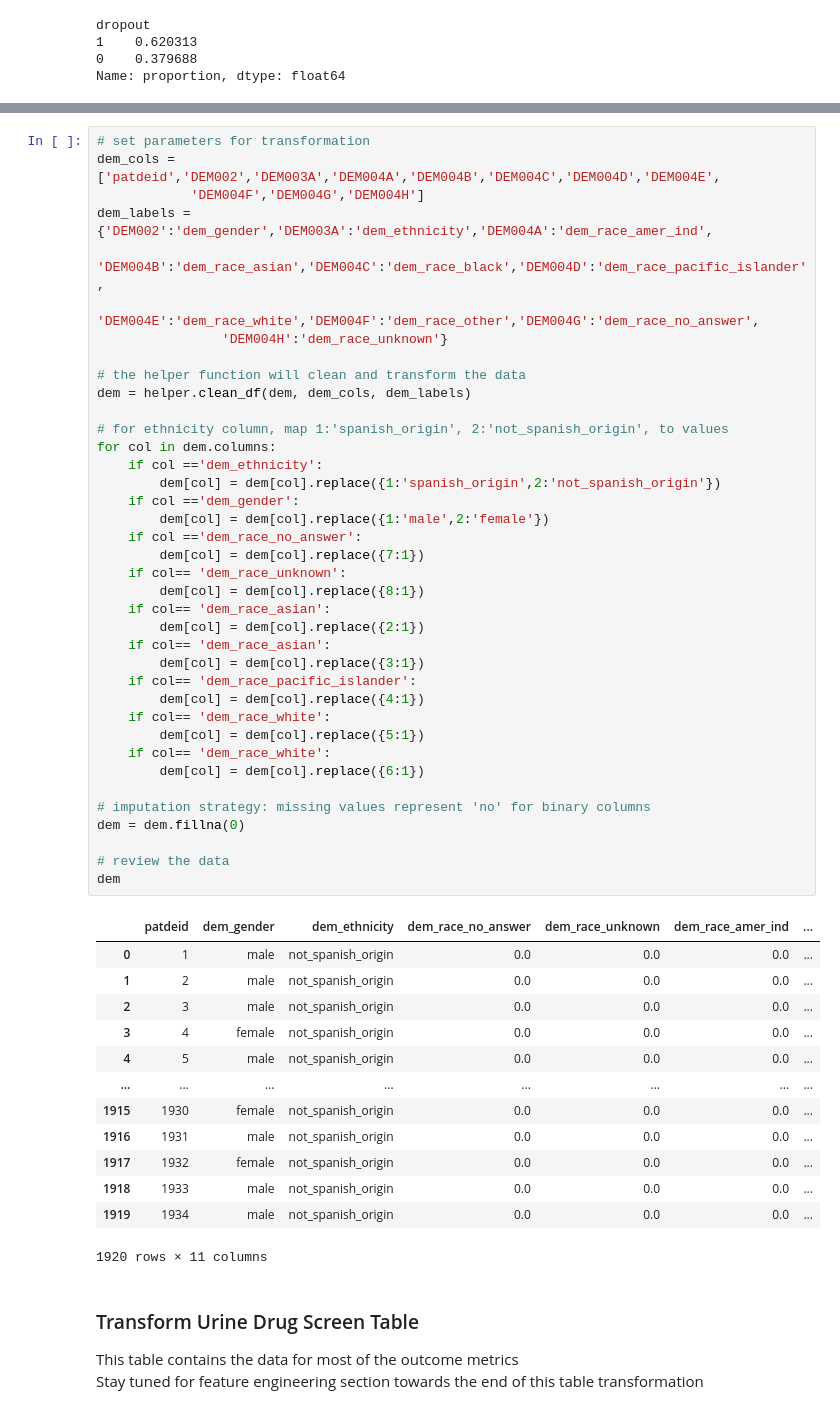
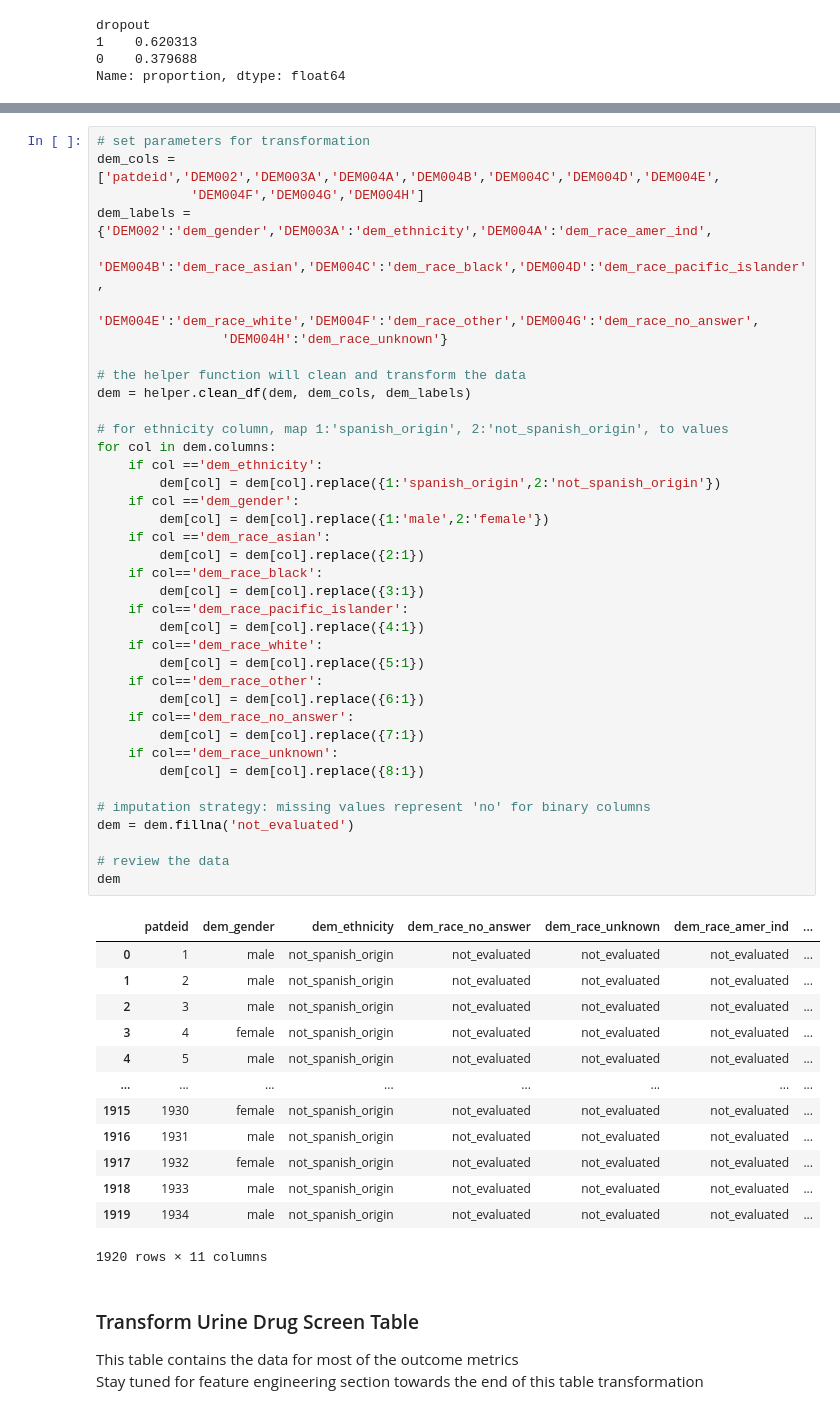
Before and after one commit to DanHerman212/precision_medicine, a Jupyter notebook: code/1_data_cleaning.ipynb, the cells around one changed output, grey strips where cells are left out. Saved outputs shown, nothing was run; the diff lists cells and outputs as text.

```diff
--- a/code/1_data_cleaning.ipynb
+++ b/code/1_data_cleaning.ipynb
@@ -211,54 +213,54 @@ Name: proportion, dtype: float64
 # %%
 # set parameters for transformation
 dem_cols = ['patdeid','DEM002','DEM003A','DEM004A','DEM004B','DEM004C','DEM004D','DEM004E',
             'DEM004F','DEM004G','DEM004H']
 dem_labels = {'DEM002':'dem_gender','DEM003A':'dem_ethnicity','DEM004A':'dem_race_amer_ind',
               'DEM004B':'dem_race_asian','DEM004C':'dem_race_black','DEM004D':'dem_race_pacific_islander',
              'DEM004E':'dem_race_white','DEM004F':'dem_race_other','DEM004G':'dem_race_no_answer',
                 'DEM004H':'dem_race_unknown'}
 
 # the helper function will clean and transform the data
 dem = helper.clean_df(dem, dem_cols, dem_labels)
 
 # for ethnicity column, map 1:'spanish_origin', 2:'not_spanish_origin', to values
 for col in dem.columns:
     if col =='dem_ethnicity':
         dem[col] = dem[col].replace({1:'spanish_origin',2:'not_spanish_origin'})
     if col =='dem_gender':
         dem[col] = dem[col].replace({1:'male',2:'female'})
-    if col =='dem_race_no_answer':
+    if col =='dem_race_asian':
+        dem[col] = dem[col].replace({2:1})
+    if col=='dem_race_black':
+        dem[col] = dem[col].replace({3:1})
+    if col=='dem_race_pacific_islander':
+        dem[col] = dem[col].replace({4:1})
+    if col=='dem_race_white':
+        dem[col] = dem[col].replace({5:1})
+    if col=='dem_race_other':
+        dem[col] = dem[col].replace({6:1})
+    if col=='dem_race_no_answer':
         dem[col] = dem[col].replace({7:1})
-    if col== 'dem_race_unknown':
+    if col=='dem_race_unknown':
         dem[col] = dem[col].replace({8:1})
-    if col== 'dem_race_asian':
-        dem[col] = dem[col].replace({2:1})
-    if col== 'dem_race_asian':
-        dem[col] = dem[col].replace({3:1})
-    if col== 'dem_race_pacific_islander':
-        dem[col] = dem[col].replace({4:1})
-    if col== 'dem_race_white':
-        dem[col] = dem[col].replace({5:1})
-    if col== 'dem_race_white':
-        dem[col] = dem[col].replace({6:1})
 
 # imputation strategy: missing values represent 'no' for binary columns
-dem = dem.fillna(0)
+dem = dem.fillna('not_evaluated')
 
 # review the data
 dem
 # %% [output]
 |  | patdeid | dem_gender | dem_ethnicity | dem_race_no_answer | dem_race_unknown | dem_race_amer_ind | ... |
-| 0 | 1 | male | not_spanish_origin | 0.0 | 0.0 | 0.0 | ... |
-| 1 | 2 | male | not_spanish_origin | 0.0 | 0.0 | 0.0 | ... |
-| 2 | 3 | male | not_spanish_origin | 0.0 | 0.0 | 0.0 | ... |
-| 3 | 4 | female | not_spanish_origin | 0.0 | 0.0 | 0.0 | ... |
-| 4 | 5 | male | not_spanish_origin | 0.0 | 0.0 | 0.0 | ... |
+| 0 | 1 | male | not_spanish_origin | not_evaluated | not_evaluated | not_evaluated | ... |
+| 1 | 2 | male | not_spanish_origin | not_evaluated | not_evaluated | not_evaluated | ... |
+| 2 | 3 | male | not_spanish_origin | not_evaluated | not_evaluated | not_evaluated | ... |
+| 3 | 4 | female | not_spanish_origin | not_evaluated | not_evaluated | not_evaluated | ... |
+| 4 | 5 | male | not_spanish_origin | not_evaluated | not_evaluated | not_evaluated | ... |
 | ... | ... | ... | ... | ... | ... | ... | ... |
-| 1915 | 1930 | female | not_spanish_origin | 0.0 | 0.0 | 0.0 | ... |
-| 1916 | 1931 | male | not_spanish_origin | 0.0 | 0.0 | 0.0 | ... |
-| 1917 | 1932 | female | not_spanish_origin | 0.0 | 0.0 | 0.0 | ... |
-| 1918 | 1933 | male | not_spanish_origin | 0.0 | 0.0 | 0.0 | ... |
-| 1919 | 1934 | male | not_spanish_origin | 0.0 | 0.0 | 0.0 | ... |
+| 1915 | 1930 | female | not_spanish_origin | not_evaluated | not_evaluated | not_evaluated | ... |
+| 1916 | 1931 | male | not_spanish_origin | not_evaluated | not_evaluated | not_evaluated | ... |
+| 1917 | 1932 | female | not_spanish_origin | not_evaluated | not_evaluated | not_evaluated | ... |
+| 1918 | 1933 | male | not_spanish_origin | not_evaluated | not_evaluated | not_evaluated | ... |
+| 1919 | 1934 | male | not_spanish_origin | not_evaluated | not_evaluated | not_evaluated | ... |
 1920 rows × 11 columns
 # %% [markdown]
 ### Transform Urine Drug Screen Table
```
Also changed, not shown: parts of 4 cells of this notebook, 1 other file.
